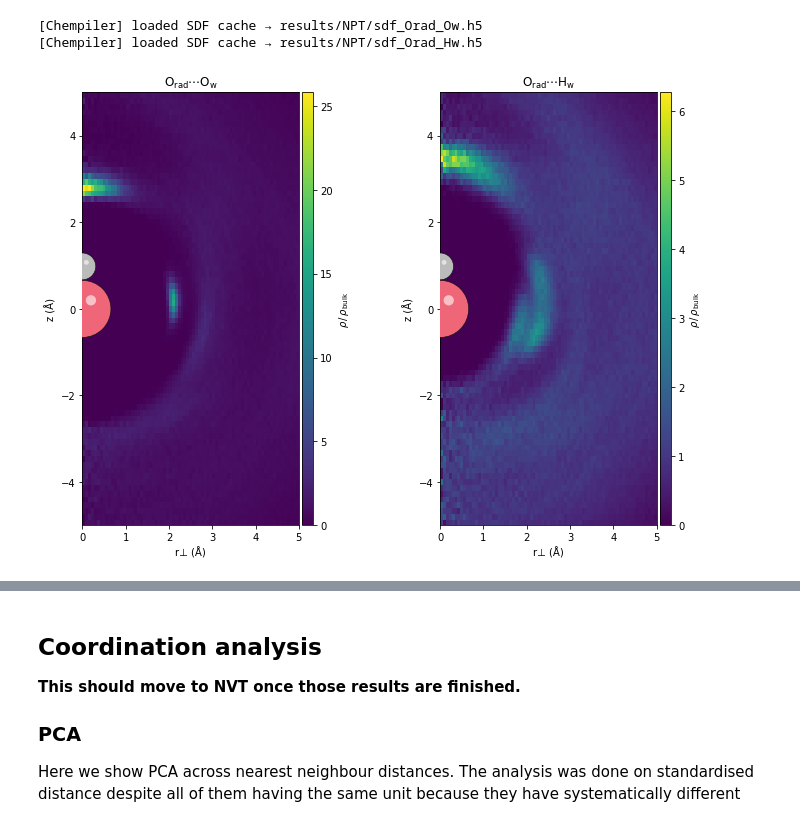
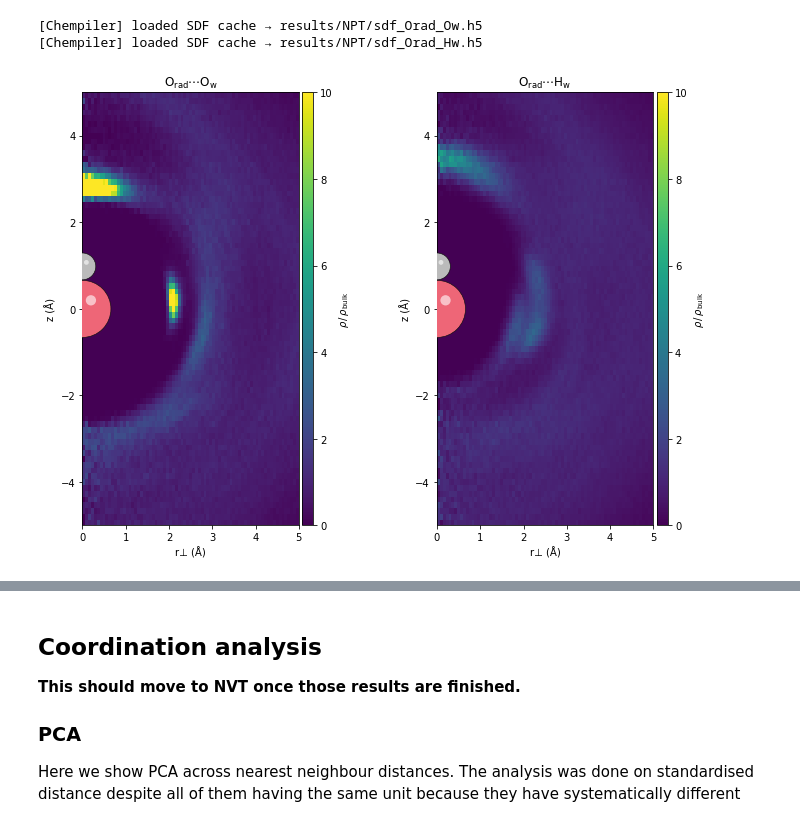
Before and after one commit to viktorsvahn/water, a Jupyter notebook: hydroxyl/OH_radical.ipynb, the cells around one changed output, grey strips where cells are left out. Cells and saved outputs as stored; diff of their text form; code cells hidden in the pictures.

```diff
--- a/hydroxyl/OH_radical.ipynb
+++ b/hydroxyl/OH_radical.ipynb
@@ -263,21 +263,27 @@ panels = {
 [Chempiler] loaded SDF cache → results/NPT/sdf_Orad_Hw.h5
 # %%
 fig, axs = plt.subplots(1, len(panels), figsize=(5 * len(panels), 7))
+
+vmax_map = {
+    '$\\text{O}_\\text{rad} \\cdots \\text{O}_\\text{w}$': 10,
+    '$\\text{O}_\\text{rad} \\cdots \\text{H}_\\text{w}$': 10,
+}
 
 for ax, (label, data) in zip(axs, panels.items()):
     ax.plot_sdf(
         data,
         projection='cylindrical',
         center_symbol='O',
         align_symbol='H',
         normalize='density',
         cmap='viridis',
+        vmax=vmax_map[label],
         #render='contour', # ??????????????
         # MIN COUNT?
         # MAX COUNT? COLOURBARS SHOULD BE SAME IN BOTH FIGURES
     )
     ax.set_title(label)
 
 plt.tight_layout()
 # %% [output]
-[figure, old version]
+[figure, new version]
```
Also changed, not shown: parts of 1 cell of this notebook.
